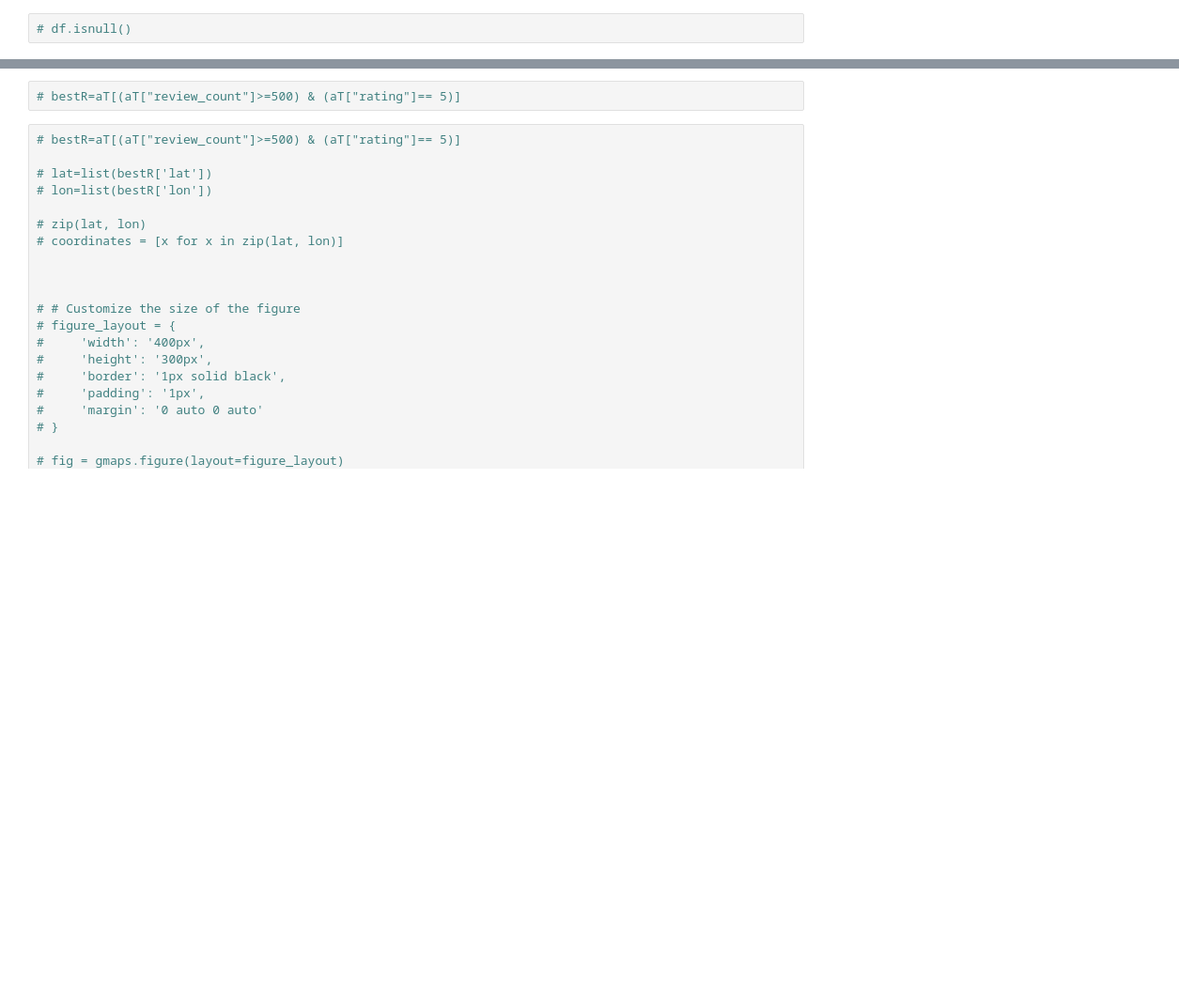
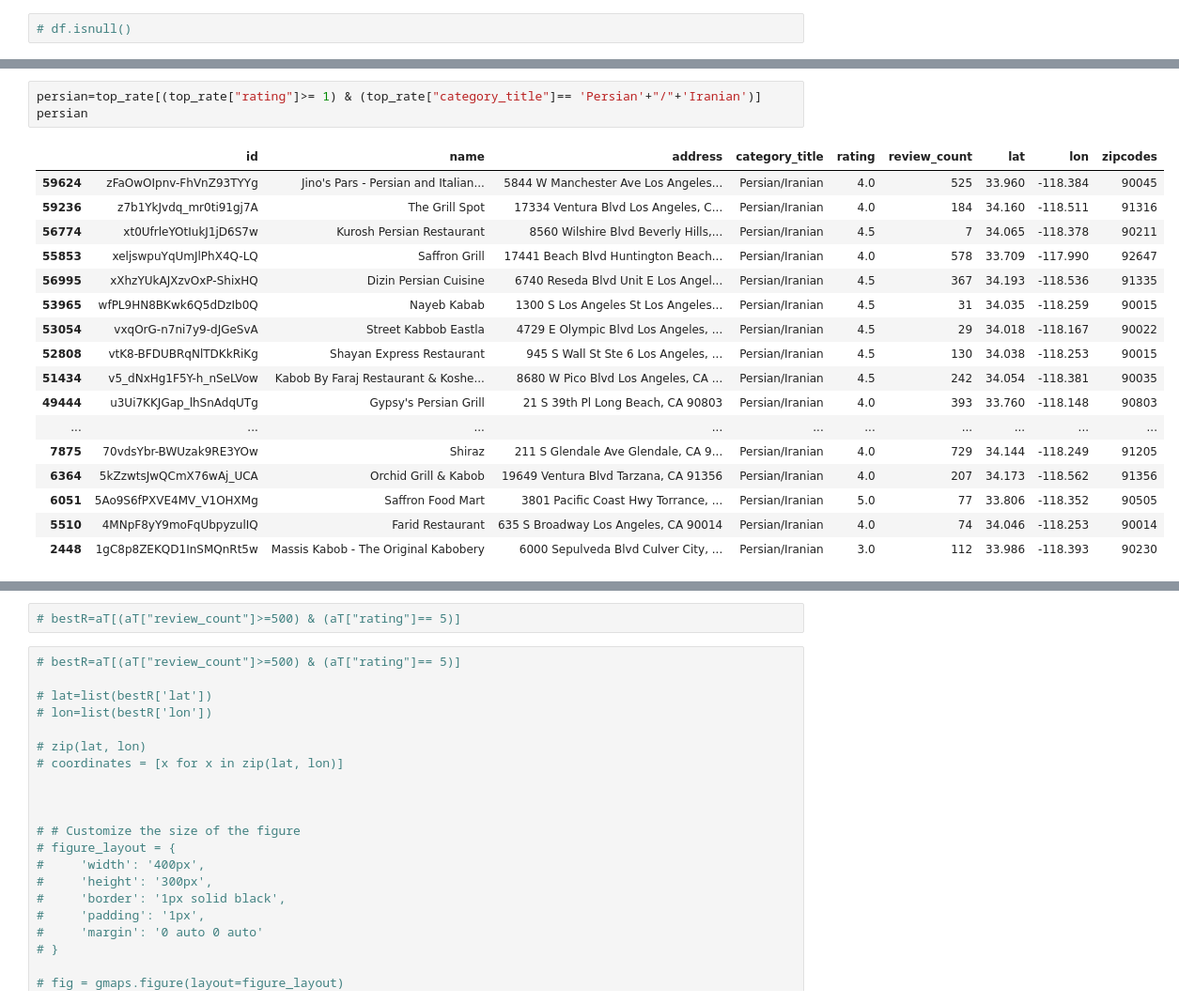
Before and after one commit to sherirosalia/LA_Restaurants_Yelp_API, a Jupyter notebook: explore_types_prep.ipynb, the cells around one changed output, grey strips where cells are left out. Shown at 94% size. Saved outputs shown, nothing was run; the diff lists cells and outputs as text; blank space fills up the shorter version.

```diff
--- a/explore_types_prep.ipynb
+++ b/explore_types_prep.ipynb
@@ -46,0 +241,21 @@ gmaps.configure(api_key=api_key)
+# %%
+persian=top_rate[(top_rate["rating"]>= 1) & (top_rate["category_title"]== 'Persian'+"/"+'Iranian')]
+persian
+# %% [output]
+|  | id | name | address | category_title | rating | review_count | lat | lon | zipcodes |
+| 59624 | zFaOwOIpnv-FhVnZ93TYYg | Jino's Pars - Persian and Italian... | 5844 W Manchester Ave Los Angeles... | Persian/Iranian | 4.0 | 525 | 33.960 | -118.384 | 90045 |
+| 59236 | z7b1YkJvdq_mr0ti91gj7A | The Grill Spot | 17334 Ventura Blvd Los Angeles, C... | Persian/Iranian | 4.0 | 184 | 34.160 | -118.511 | 91316 |
+| 56774 | xt0UfrleYOtIukJ1jD6S7w | Kurosh Persian Restaurant | 8560 Wilshire Blvd Beverly Hills,... | Persian/Iranian | 4.5 | 7 | 34.065 | -118.378 | 90211 |
+| 55853 | xeljswpuYqUmJlPhX4Q-LQ | Saffron Grill | 17441 Beach Blvd Huntington Beach... | Persian/Iranian | 4.0 | 578 | 33.709 | -117.990 | 92647 |
+| 56995 | xXhzYUkAJXzvOxP-ShixHQ | Dizin Persian Cuisine | 6740 Reseda Blvd Unit E Los Angel... | Persian/Iranian | 4.5 | 367 | 34.193 | -118.536 | 91335 |
+| 53965 | wfPL9HN8BKwk6Q5dDzIb0Q | Nayeb Kabab | 1300 S Los Angeles St Los Angeles... | Persian/Iranian | 4.5 | 31 | 34.035 | -118.259 | 90015 |
+| 53054 | vxqOrG-n7ni7y9-dJGeSvA | Street Kabbob Eastla | 4729 E Olympic Blvd Los Angeles, ... | Persian/Iranian | 4.5 | 29 | 34.018 | -118.167 | 90022 |
+| 52808 | vtK8-BFDUBRqNlTDKkRiKg | Shayan Express Restaurant | 945 S Wall St Ste 6 Los Angeles, ... | Persian/Iranian | 4.5 | 130 | 34.038 | -118.253 | 90015 |
+| 51434 | v5_dNxHg1F5Y-h_nSeLVow | Kabob By Faraj Restaurant & Koshe... | 8680 W Pico Blvd Los Angeles, CA ... | Persian/Iranian | 4.5 | 242 | 34.054 | -118.381 | 90035 |
+| 49444 | u3Ui7KKJGap_lhSnAdqUTg | Gypsy's Persian Grill | 21 S 39th Pl Long Beach, CA 90803 | Persian/Iranian | 4.0 | 393 | 33.760 | -118.148 | 90803 |
+| ... | ... | ... | ... | ... | ... | ... | ... | ... | ... |
+| 7875 | 70vdsYbr-BWUzak9RE3YOw | Shiraz | 211 S Glendale Ave Glendale, CA 9... | Persian/Iranian | 4.0 | 729 | 34.144 | -118.249 | 91205 |
+| 6364 | 5kZzwtsJwQCmX76wAj_UCA | Orchid Grill & Kabob | 19649 Ventura Blvd Tarzana, CA 91356 | Persian/Iranian | 4.0 | 207 | 34.173 | -118.562 | 91356 |
+| 6051 | 5Ao9S6fPXVE4MV_V1OHXMg | Saffron Food Mart | 3801 Pacific Coast Hwy Torrance, ... | Persian/Iranian | 5.0 | 77 | 33.806 | -118.352 | 90505 |
+| 5510 | 4MNpF8yY9moFqUbpyzulIQ | Farid Restaurant | 635 S Broadway Los Angeles, CA 90014 | Persian/Iranian | 4.0 | 74 | 34.046 | -118.253 | 90014 |
+| 2448 | 1gC8p8ZEKQD1InSMQnRt5w | Massis Kabob - The Original Kabobery | 6000 Sepulveda Blvd Culver City, ... | Persian/Iranian | 3.0 | 112 | 33.986 | -118.393 | 90230 |
```
Also changed, not shown: parts of 28 cells of this notebook, 1 other file.
